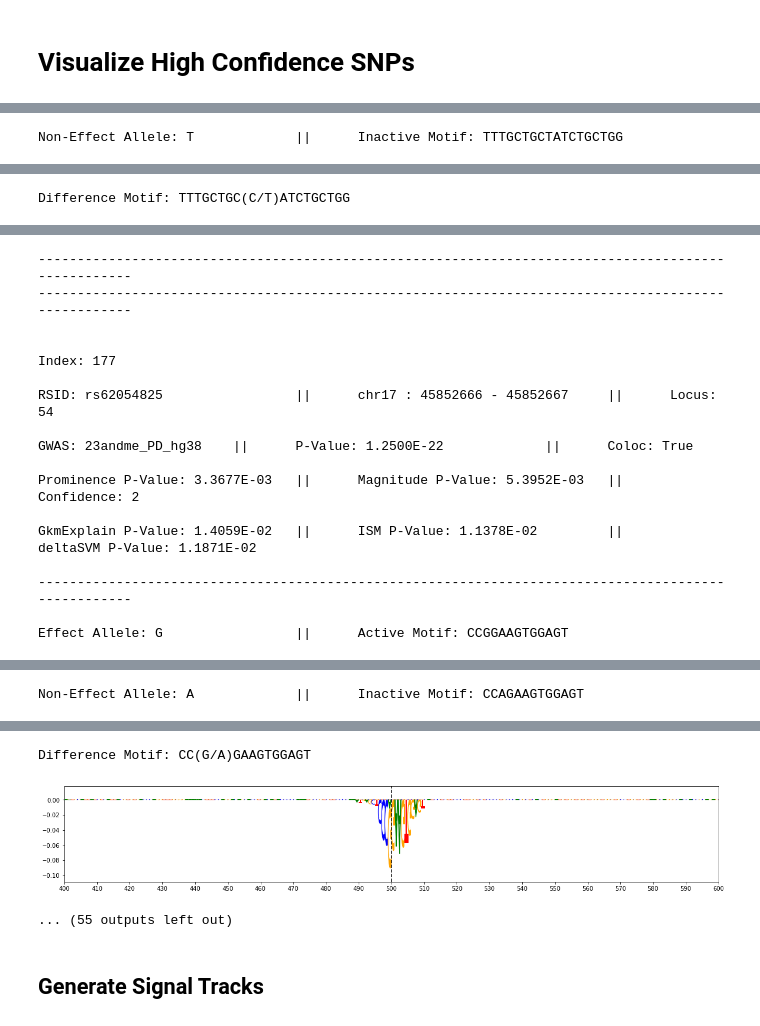
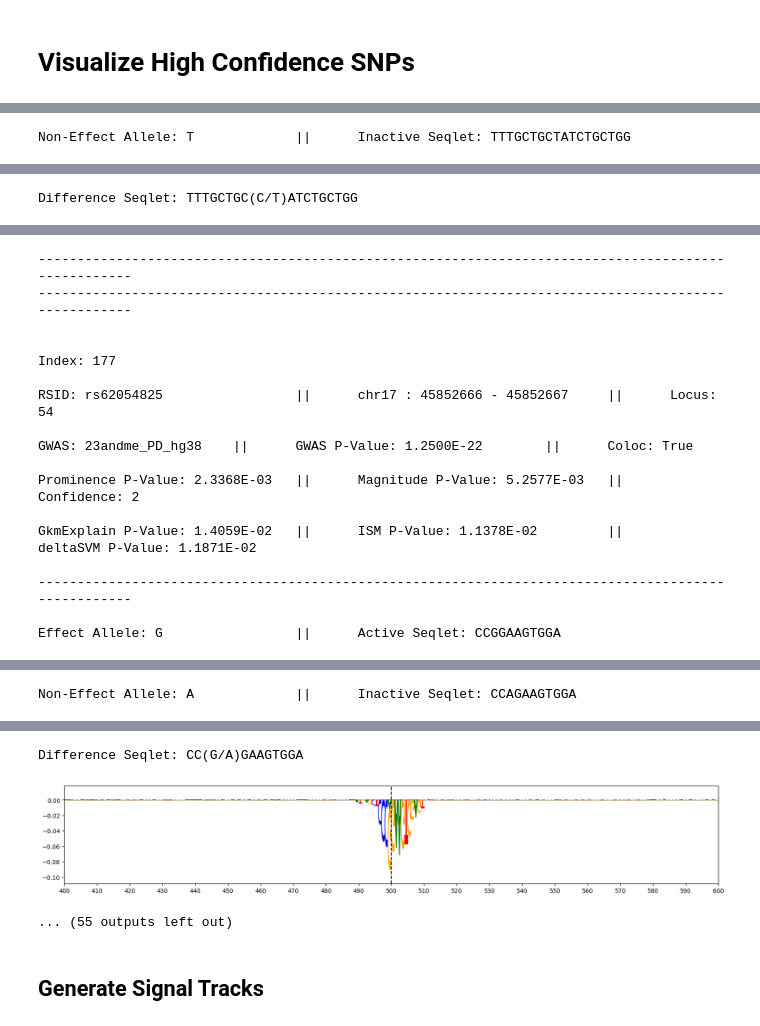
Before and after one commit to kundajelab/alzheimers_parkinsons, a Jupyter notebook: snp_scoring_notebooks/Cluster20.ipynb, the cells around one changed output, grey strips where cells are left out. Drawn from its saved outputs; the diff is of its cells as text; code cells hidden in the pictures.

```diff
--- a/snp_scoring_notebooks/Cluster20.ipynb
+++ b/snp_scoring_notebooks/Cluster20.ipynb
@@ -526,7 +549,7 @@ for fold in range(10):
                 noneffect = row['noneffect']
                 if effect.upper() in bases and noneffect.upper() in bases:
                     null_dict['rsid'].append(rsid)
-                    orig_seq = real_noneffect_seqs[index]
+                    orig_seq = observed_noneffect_seqs[index]
                     orig_gc = (orig_seq.count('G') + orig_seq.count('C')) / len(orig_seq)
                     shuffled_seq = shuf_seqs[(2 * index) + 1]
                     shuffled_seq = shuffled_seq.strip()
@@ -540,7 +563,8 @@ null_scores['gc_bin'] = np.searchsorted(gc_quantiles[1:], null_scores['gc'])
 print('Null Scores:')
 print()
 display(null_scores.head())
-display(null_scores.shape)
+print()
+print('Shape: ', null_scores.shape)
 # %% [output]
 Null Scores:
 |  | rsid | null_explain_score | null_ism_score | null_delta_score | null_magnitude_score | ... |
@@ -1014,12 +1038,14 @@ for index, row in snp_scores.iterrows():
     confidence_values.append(confidence)
 
 snp_scores['confidence'] = confidence_values
+snp_scores.sort_values(by=['prominence_pval', 'magnitude_pval', 'explain_pval'], inplace=True)
+snp_scores.sort_values(by=['confidence'], ascending=False, inplace=True)
 snp_scores.to_csv('/oak/stanford/groups/akundaje/projects/alzheimers_parkinsons/updated_snp_scores/Cluster'
                        + cluster + '.' + celltype + '.updated.snp_scores.tsv', sep='\t', index=False)
 
 sig_snps = snp_scores.loc[snp_scores['confidence'] >= 0].copy()
-sig_snps = sig_snps.loc[sig_snps['effect'] != 'NAN']
-sig_snps = sig_snps.loc[sig_snps['noneffect'] != 'NAN']
+sig_snps = sig_snps.loc[sig_snps['effect'] != 'NA']
+sig_snps = sig_snps.loc[sig_snps['noneffect'] != 'NA']
 unique_sig_snps = sig_snps.sort_values(by=['rsid','prominence_pval'])
 unique_sig_snps.drop_duplicates(subset=['rsid'], inplace=True)
 unique_sig_snps.sort_values(by=['prominence_pval', 'magnitude_pval', 'explain_pval'], inplace=True)
@@ -1028,15 +1054,16 @@ unique_sig_snps.sort_values(by=['confidence'], ascending=False, inplace=True)
 print('Unique Significant SNPs:')
 print()
 display(unique_sig_snps)
-display(unique_sig_snps.shape)
+print()
+print('Shape: ', unique_sig_snps.shape)
 print()
 print('SNPs with Significant Scores:', '\t', '\t', '\t', len(unique_sig_snps))
 print('Significant SNPs with Low Confidence:', '\t', '\t', len(unique_sig_snps.loc[unique_sig_snps['confidence'] == 0]))
 print('Significant SNPs with Moderate Confidence:', '\t', len(unique_sig_snps.loc[unique_sig_snps['confidence'] == 1]))
 print('Significant SNPs with High Confidence:', '\t', '\t', len(unique_sig_snps.loc[unique_sig_snps['confidence'] == 2]))
 print()
-print('Total SNPs Tested: ', '\t', '\t', '\t', '\t', len(snp_scores))
-print('Unique SNPs Tested: ', '\t', '\t', '\t', '\t', len(snp_scores.sort_values(by='rsid').drop_duplicates(subset='rsid')))
+print('Total SNPs Scored: ', '\t', '\t', '\t', '\t', len(snp_scores))
+print('Unique SNPs Scored: ', '\t', '\t', '\t', '\t', len(snp_scores.sort_values(by='rsid').drop_duplicates(subset='rsid')))
 # %% [output]
 Unique Significant SNPs:
 |  | chr | start | end | rsid | effect | noneffect | ref | alt | major | minor | direction | ... |
@@ -1079,8 +1107,8 @@ for index,row in unique_sig_snps.loc[unique_sig_snps['confidence'] == 2].iterrow
     print()
     print('GWAS:', row['gwas'],
           '\t', '||', '\t',
-          'P-Value:', '%.4E' % Decimal(row['gwas_pval']),
-          '\t', '\t', '||', '\t',
+          'GWAS P-Value:', '%.4E' % Decimal(row['gwas_pval']),
+          '\t', '||', '\t',
           'Coloc:', row['coloc'])
     print()
     print('Prominence P-Value:', '%.4E' % Decimal(row['prominence_pval']),
@@ -1101,70 +1129,70 @@ for index,row in unique_sig_snps.loc[unique_sig_snps['confidence'] == 2].iterrow
     #--------------------------------------#
 
     if row['active_allele'] == 'effect':
-        if row['effect'] != 'NAN':
+        if row['effect'] != 'NA':
             print('Effect Allele:', row['effect'],
                   '\t', '\t', '||', '\t',
-                  'Active Motif:', row['active_motif'])
+                  'Active Seqlet:', row['active_seqlet'])
         else:
             print('Minor Allele:', row['minor'],
                   '\t', '\t', '||', '\t',
-                  'Active Motif:', row['active_motif'])
+                  'Active Seqlet:', row['active_seqlet'])
         print()
-        ylim = plot_weights(merged_real_effect_scores[index],
+        ylim = plot_weights(merged_observed_effect_scores[index],
                             subticks_frequency=10, xlim=(400,600))
         print()
     else:
-        if row['noneffect'] != 'NAN':
+        if row['noneffect'] != 'NA':
             print('Non-Effect Allele:', row['noneffect'],
                   '\t', '\t', '||', '\t',
-                  'Active Motif:', row['active_motif'])
+                  'Active Seqlet:', row['active_seqlet'])
         else:
             print('Major Allele:', row['major'],
                   '\t', '\t', '||', '\t',
-                  'Active Motif:', row['active_motif'])
+                  'Active Seqlet:', row['active_seqlet'])
         print()
-        ylim = plot_weights(merged_real_noneffect_scores[index],
+        ylim = plot_weights(merged_observed_noneffect_scores[index],
                             subticks_frequency=10, xlim=(400,600))
         print()
 
     #--------------------------------------#
 
     if row['active_allele'] != 'effect':
-        if row['effect'] != 'NAN':
+        if row['effect'] != 'NA':
             print('Effect Allele:', row['effect'],
                   '\t', '\t', '||', '\t',
-                  'Inactive Motif:', row['inactive_motif'])
+                  'Inactive Seqlet:', row['inactive_seqlet'])
         else:
             print('Minor Allele:', row['minor'],
                   '\t', '\t', '||', '\t',
-                  'Inactive Motif:', row['inactive_motif'])
+                  'Inactive Seqlet:', row['inactive_seqlet'])
         print()
-        a = plot_weights(merged_real_effect_scores[index],
+        a = plot_weights(merged_observed_effect_scores[index],
                          subticks_frequency=10, ylim=ylim, xlim=(400,600))
         print()
     else:
-        if row['noneffect'] != 'NAN':
+        if row['noneffect'] != 'NA':
             print('Non-Effect Allele:', row['noneffect'],
                   '\t', '\t', '||', '\t',
-                  'Inactive Motif:', row['inactive_motif'])
+                  'Inactive Seqlet:', row['inactive_seqlet'])
         else:
             print('Major Allele:', row['major'],
                   '\t', '\t', '||', '\t',
-                  'Inactive Motif:', row['inactive_motif'])
+                  'Inactive Seqlet:', row['inactive_seqlet'])
         print()
-        a = plot_weights(merged_real_noneffect_scores[index],
+        a = plot_weights(merged_observed_noneffect_scores[index],
                          subticks_frequency=10, ylim=ylim, xlim=(400,600))
         print()
 
     #--------------------------------------#
 
-    print('Difference Motif:', row['diff_motif'])
+    print('Difference Seqlet:', row['diff_seqlet'])
     print()
     if row['active_allele'] == 'effect':
-        a = plot_weights(merged_real_noneffect_scores[index] - merged_real_effect_scores[index],
+        a = plot_weights(merged_observed_noneffect_scores[index] - merged_observed_effect_scores[index],
                          subticks_frequency=10, xlim=(400,600))
     else:
-        a = plot_weights(merged_real_effect_scores[index] - merged_real_noneffect_scores[index],
+        a = plot_weights(merged_observed_effect_scores[index] - merged_observed_noneffect_scores[index],
                          subticks_frequency=10, xlim=(400,600))
     print()
     print('-'*100)
@@ -1187,30 +1215,30 @@ Effect Allele: C                 ||      Active Motif: TTTGCTGCCATCTGCTGG
 [figure]
-Non-Effect Allele: T             ||      Inactive Motif: TTTGCTGCTATCTGCTGG
+Non-Effect Allele: T             ||      Inactive Seqlet: TTTGCTGCTATCTGCTGG
 [figure]
-Difference Motif: TTTGCTGC(C/T)ATCTGCTGG
+Difference Seqlet: TTTGCTGC(C/T)ATCTGCTGG
 [figure]
 ----------------------------------------------------------------------------------------------------
 ----------------------------------------------------------------------------------------------------
 
 
 Index: 177
 
 RSID: rs62054825                 ||      chr17 : 45852666 - 45852667     ||      Locus: 54
 
-GWAS: 23andme_PD_hg38    ||      P-Value: 1.2500E-22             ||      Coloc: True
+GWAS: 23andme_PD_hg38    ||      GWAS P-Value: 1.2500E-22        ||      Coloc: True
 
-Prominence P-Value: 3.3677E-03   ||      Magnitude P-Value: 5.3952E-03   ||      Confidence: 2
+Prominence P-Value: 2.3368E-03   ||      Magnitude P-Value: 5.2577E-03   ||      Confidence: 2
 
 GkmExplain P-Value: 1.4059E-02   ||      ISM P-Value: 1.1378E-02         ||      deltaSVM P-Value: 1.1871E-02
 
 ----------------------------------------------------------------------------------------------------
 
-Effect Allele: G                 ||      Active Motif: CCGGAAGTGGAGT
+Effect Allele: G                 ||      Active Seqlet: CCGGAAGTGGA
 [figure]
-Non-Effect Allele: A             ||      Inactive Motif: CCAGAAGTGGAGT
+Non-Effect Allele: A             ||      Inactive Seqlet: CCAGAAGTGGA
 [figure]
-Difference Motif: CC(G/A)GAAGTGGAGT
+Difference Seqlet: CC(G/A)GAAGTGGA
-[figure, old version]
+[figure, new version]
 ... (55 outputs left out)
 # %% [markdown]
 ## Generate Signal Tracks
```
Also changed, not shown: parts of 37 cells of this notebook, 16 other files.
